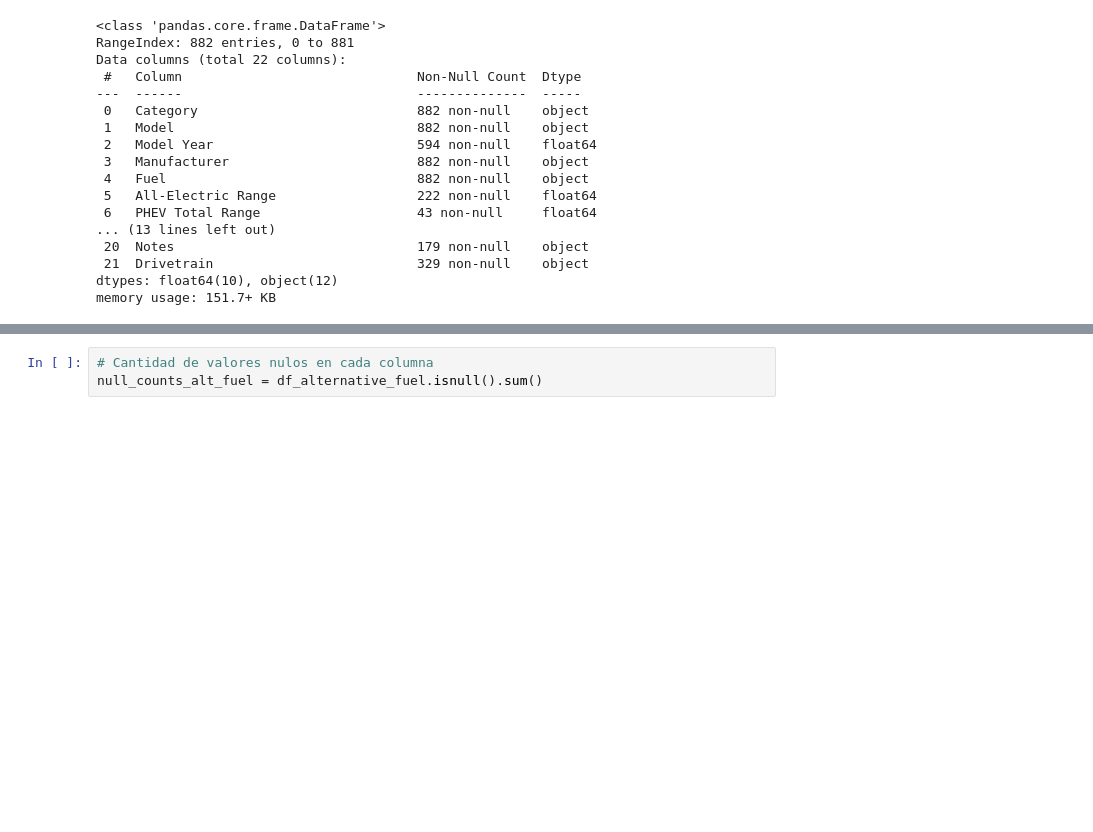
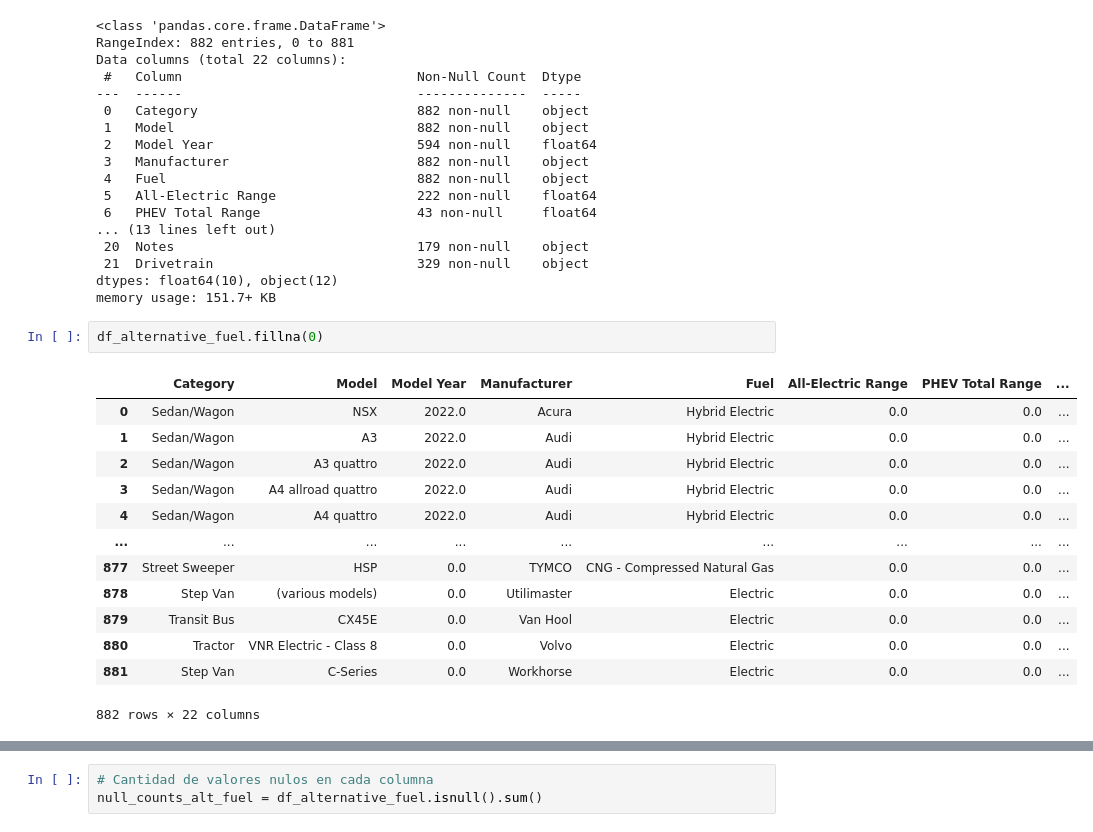
Before and after one commit to Eneachediaz/Proyecto-Taxis-y-Emisiones-de-Carbono, a Jupyter notebook: EDA/drive.ipynb, the cells around one changed output, grey strips where cells are left out. Cells and saved outputs as stored; diff of their text form; blank space fills up the shorter version.

```diff
--- a/EDA/drive.ipynb
+++ b/EDA/drive.ipynb
@@ -287,3 +307,19 @@ Data columns (total 22 columns):
  21  Drivetrain                          329 non-null    object
 dtypes: float64(10), object(12)
 memory usage: 151.7+ KB
+# %%
+df_alternative_fuel.fillna(0)
+# %% [output]
+|  | Category | Model | Model Year | Manufacturer | Fuel | All-Electric Range | PHEV Total Range | ... |
+| 0 | Sedan/Wagon | NSX | 2022.0 | Acura | Hybrid Electric | 0.0 | 0.0 | ... |
+| 1 | Sedan/Wagon | A3 | 2022.0 | Audi | Hybrid Electric | 0.0 | 0.0 | ... |
+| 2 | Sedan/Wagon | A3 quattro | 2022.0 | Audi | Hybrid Electric | 0.0 | 0.0 | ... |
+| 3 | Sedan/Wagon | A4 allroad quattro | 2022.0 | Audi | Hybrid Electric | 0.0 | 0.0 | ... |
+| 4 | Sedan/Wagon | A4 quattro | 2022.0 | Audi | Hybrid Electric | 0.0 | 0.0 | ... |
+| ... | ... | ... | ... | ... | ... | ... | ... | ... |
+| 877 | Street Sweeper | HSP | 0.0 | TYMCO | CNG - Compressed Natural Gas | 0.0 | 0.0 | ... |
+| 878 | Step Van | (various models) | 0.0 | Utilimaster | Electric | 0.0 | 0.0 | ... |
+| 879 | Transit Bus | CX45E | 0.0 | Van Hool | Electric | 0.0 | 0.0 | ... |
+| 880 | Tractor | VNR Electric - Class 8 | 0.0 | Volvo | Electric | 0.0 | 0.0 | ... |
+| 881 | Step Van | C-Series | 0.0 | Workhorse | Electric | 0.0 | 0.0 | ... |
+882 rows × 22 columns
```
Also changed, not shown: parts of 29 cells of this notebook.
